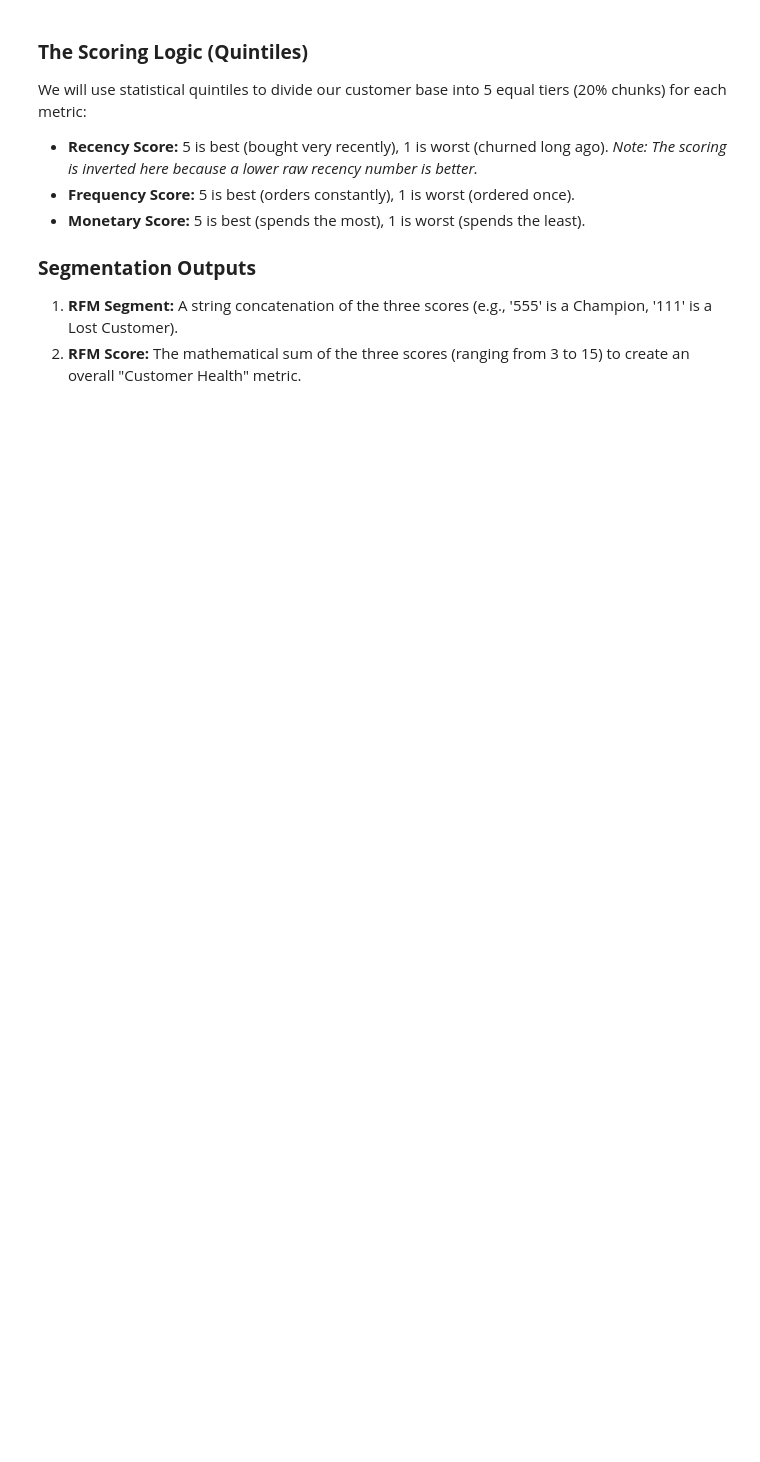
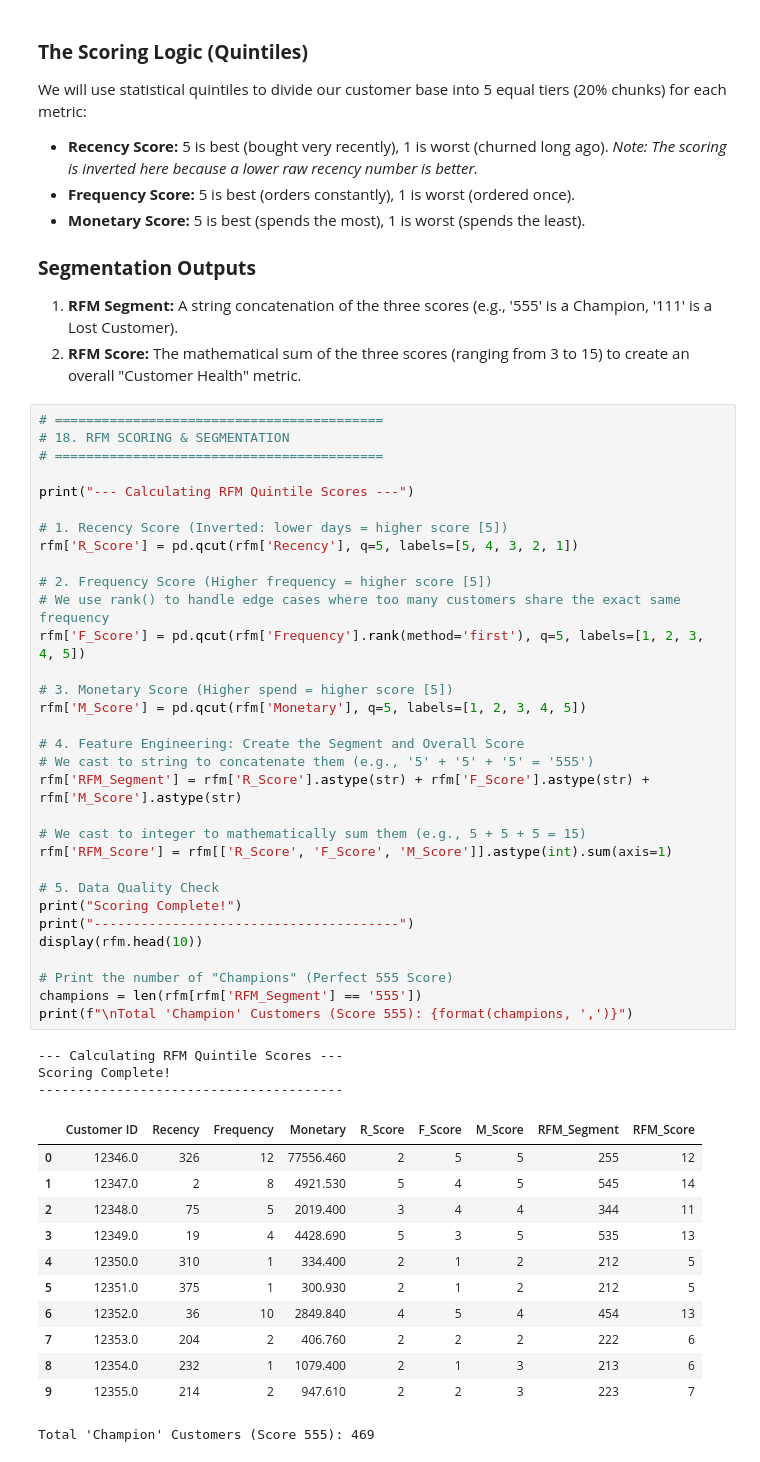
Before and after one commit to MianArslan09/UCI-Retail-II-Data-EDA, a Jupyter notebook: notebooks/EDA.ipynb, the cells around one changed output. Drawn from its saved outputs; the diff is of its cells as text; blank space fills up the shorter version.

```diff
--- a/notebooks/EDA.ipynb
+++ b/notebooks/EDA.ipynb
@@ -1475,3 +1475,51 @@ We will use statistical quintiles to divide our customer base into 5 equal tiers
 ### **Segmentation Outputs**
 1. **RFM Segment:** A string concatenation of the three scores (e.g., '555' is a Champion, '111' is a Lost Customer).
 2. **RFM Score:** The mathematical sum of the three scores (ranging from 3 to 15) to create an overall "Customer Health" metric.
+# %%
+# ==========================================
+# 18. RFM SCORING & SEGMENTATION
+# ==========================================
+
+print("--- Calculating RFM Quintile Scores ---")
+
+# 1. Recency Score (Inverted: lower days = higher score [5])
+rfm['R_Score'] = pd.qcut(rfm['Recency'], q=5, labels=[5, 4, 3, 2, 1])
+
+# 2. Frequency Score (Higher frequency = higher score [5])
+# We use rank() to handle edge cases where too many customers share the exact same frequency
+rfm['F_Score'] = pd.qcut(rfm['Frequency'].rank(method='first'), q=5, labels=[1, 2, 3, 4, 5])
+
+# 3. Monetary Score (Higher spend = higher score [5])
+rfm['M_Score'] = pd.qcut(rfm['Monetary'], q=5, labels=[1, 2, 3, 4, 5])
+
+# 4. Feature Engineering: Create the Segment and Overall Score
+# We cast to string to concatenate them (e.g., '5' + '5' + '5' = '555')
+rfm['RFM_Segment'] = rfm['R_Score'].astype(str) + rfm['F_Score'].astype(str) + rfm['M_Score'].astype(str)
+
+# We cast to integer to mathematically sum them (e.g., 5 + 5 + 5 = 15)
+rfm['RFM_Score'] = rfm[['R_Score', 'F_Score', 'M_Score']].astype(int).sum(axis=1)
+
+# 5. Data Quality Check
+print("Scoring Complete!")
+print("---------------------------------------")
+display(rfm.head(10))
+
+# Print the number of "Champions" (Perfect 555 Score)
+champions = len(rfm[rfm['RFM_Segment'] == '555'])
+print(f"\nTotal 'Champion' Customers (Score 555): {format(champions, ',')}")
+# %% [output]
+--- Calculating RFM Quintile Scores ---
+Scoring Complete!
+---------------------------------------
+|  | Customer ID | Recency | Frequency | Monetary | R_Score | F_Score | M_Score | RFM_Segment | RFM_Score |
+| 0 | 12346.0 | 326 | 12 | 77556.460 | 2 | 5 | 5 | 255 | 12 |
+| 1 | 12347.0 | 2 | 8 | 4921.530 | 5 | 4 | 5 | 545 | 14 |
+| 2 | 12348.0 | 75 | 5 | 2019.400 | 3 | 4 | 4 | 344 | 11 |
+| 3 | 12349.0 | 19 | 4 | 4428.690 | 5 | 3 | 5 | 535 | 13 |
+| 4 | 12350.0 | 310 | 1 | 334.400 | 2 | 1 | 2 | 212 | 5 |
+| 5 | 12351.0 | 375 | 1 | 300.930 | 2 | 1 | 2 | 212 | 5 |
+| 6 | 12352.0 | 36 | 10 | 2849.840 | 4 | 5 | 4 | 454 | 13 |
+| 7 | 12353.0 | 204 | 2 | 406.760 | 2 | 2 | 2 | 222 | 6 |
+| 8 | 12354.0 | 232 | 1 | 1079.400 | 2 | 1 | 3 | 213 | 6 |
+| 9 | 12355.0 | 214 | 2 | 947.610 | 2 | 2 | 3 | 223 | 7 |
+Total 'Champion' Customers (Score 555): 469
```
Also changed, not shown: parts of 1 cell of this notebook.
